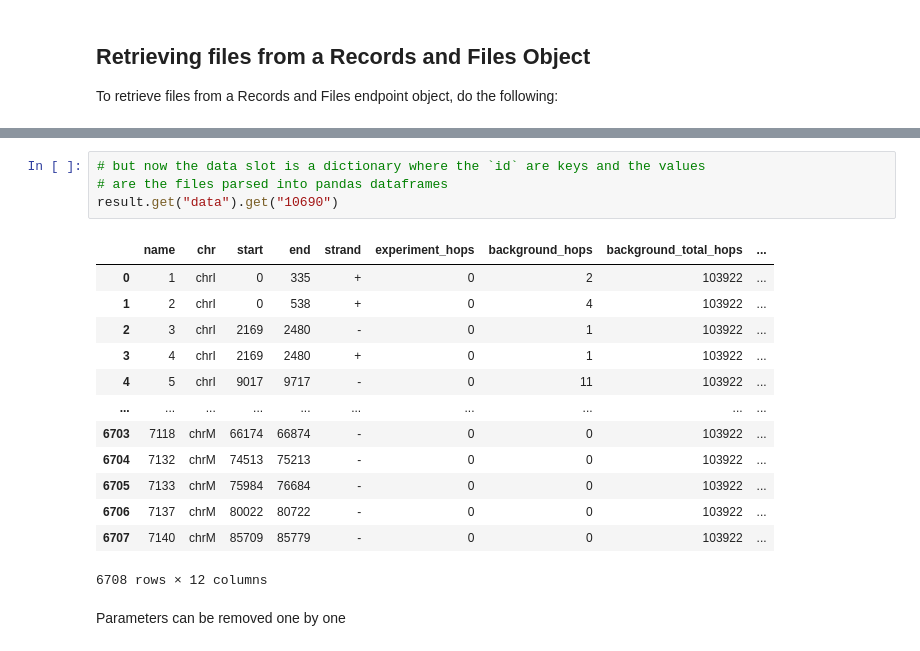
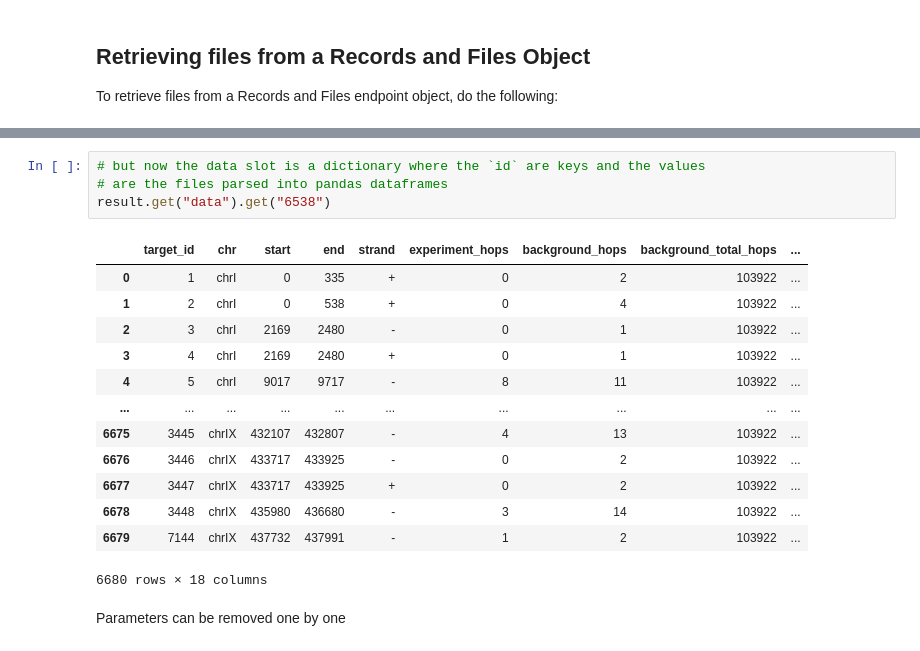
Before and after one commit to BrentLab/yeastdnnexplorer, a Jupyter notebook: docs/tutorials/database_interface.ipynb, the cells around one changed output, grey strips where cells are left out. Drawn from its saved outputs; the diff is of its cells as text.

```diff
--- a/docs/tutorials/database_interface.ipynb
+++ b/docs/tutorials/database_interface.ipynb
@@ -244,21 +243,21 @@ result.get("metadata")
 # %%
 # but now the data slot is a dictionary where the `id` are keys and the values
 # are the files parsed into pandas dataframes
-result.get("data").get("10690")
+result.get("data").get("6538")
 # %% [output]
-|  | name | chr | start | end | strand | experiment_hops | background_hops | background_total_hops | ... |
+|  | target_id | chr | start | end | strand | experiment_hops | background_hops | background_total_hops | ... |
 | 0 | 1 | chrI | 0 | 335 | + | 0 | 2 | 103922 | ... |
 | 1 | 2 | chrI | 0 | 538 | + | 0 | 4 | 103922 | ... |
 | 2 | 3 | chrI | 2169 | 2480 | - | 0 | 1 | 103922 | ... |
 | 3 | 4 | chrI | 2169 | 2480 | + | 0 | 1 | 103922 | ... |
-| 4 | 5 | chrI | 9017 | 9717 | - | 0 | 11 | 103922 | ... |
+| 4 | 5 | chrI | 9017 | 9717 | - | 8 | 11 | 103922 | ... |
 | ... | ... | ... | ... | ... | ... | ... | ... | ... | ... |
-| 6703 | 7118 | chrM | 66174 | 66874 | - | 0 | 0 | 103922 | ... |
-| 6704 | 7132 | chrM | 74513 | 75213 | - | 0 | 0 | 103922 | ... |
-| 6705 | 7133 | chrM | 75984 | 76684 | - | 0 | 0 | 103922 | ... |
-| 6706 | 7137 | chrM | 80022 | 80722 | - | 0 | 0 | 103922 | ... |
-| 6707 | 7140 | chrM | 85709 | 85779 | - | 0 | 0 | 103922 | ... |
+| 6675 | 3445 | chrIX | 432107 | 432807 | - | 4 | 13 | 103922 | ... |
+| 6676 | 3446 | chrIX | 433717 | 433925 | - | 0 | 2 | 103922 | ... |
+| 6677 | 3447 | chrIX | 433717 | 433925 | + | 0 | 2 | 103922 | ... |
+| 6678 | 3448 | chrIX | 435980 | 436680 | - | 3 | 14 | 103922 | ... |
+| 6679 | 7144 | chrIX | 437732 | 437991 | - | 1 | 2 | 103922 | ... |
-6708 rows × 12 columns
+6680 rows × 18 columns
 # %% [markdown]
 Parameters can be removed one by one
 # %%
```
Also changed, not shown: parts of 13 cells of this notebook, 1 other file.
